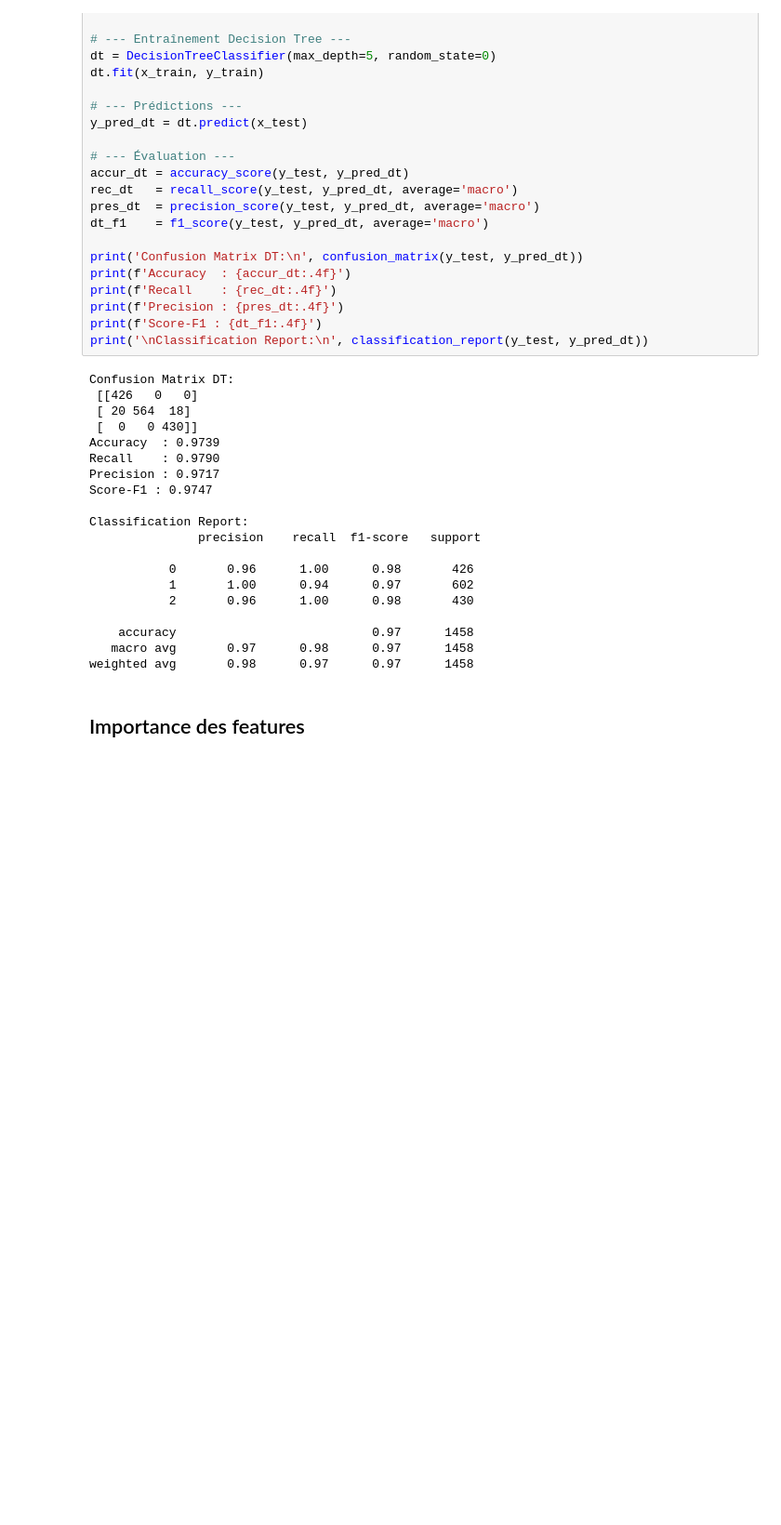
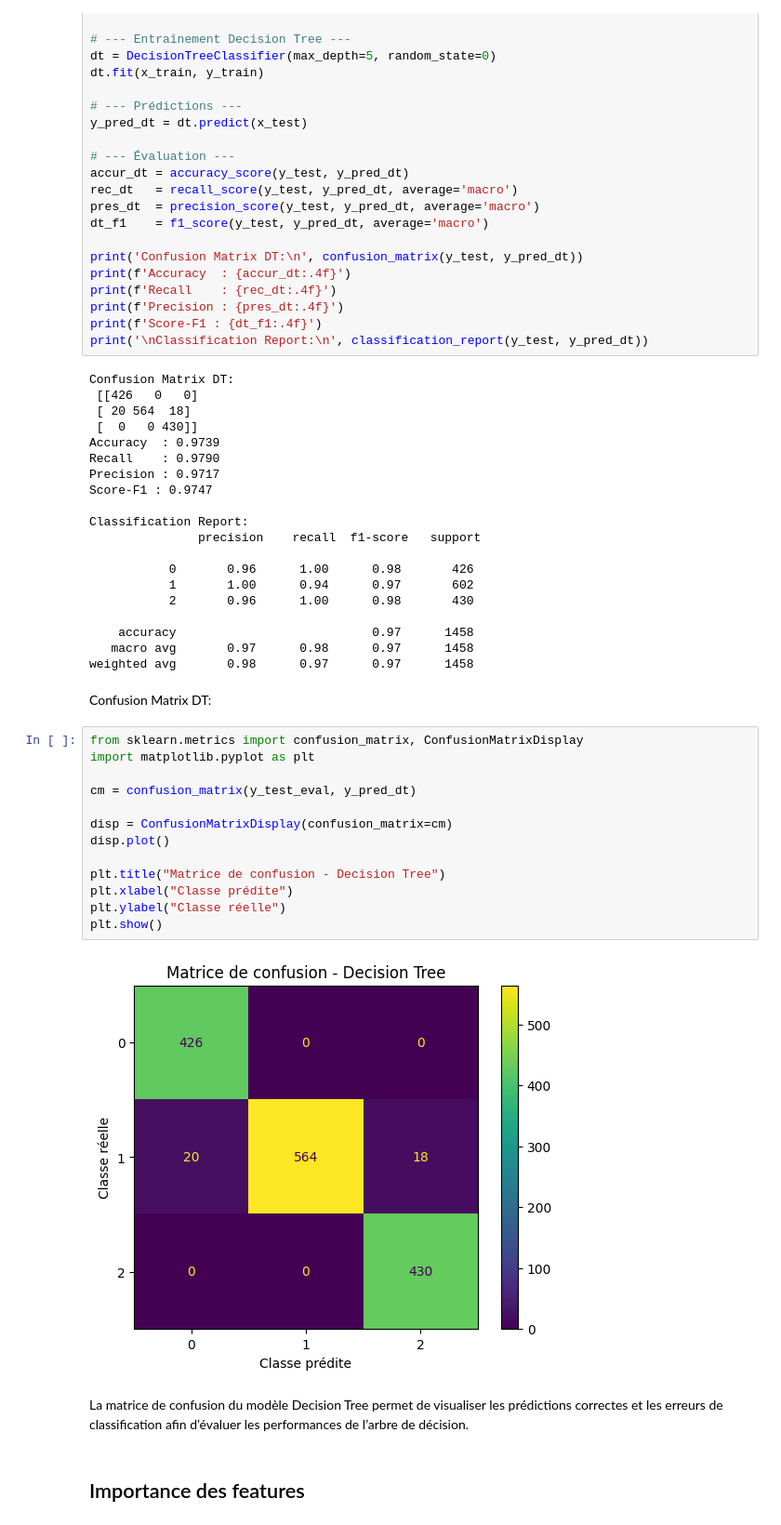
Before and after one commit to Test123599/ECOML, a Jupyter notebook: TpStandard - Copie.ipynb, the cells around one changed output. Shown at 93% size. Drawn from its saved outputs; the diff is of its cells as text; blank space fills up the shorter version.

```diff
--- a/TpStandard - Copie.ipynb
+++ b/TpStandard - Copie.ipynb
@@ -1079,6 +1097,26 @@ Classification Report:
     accuracy                           0.97      1458
    macro avg       0.97      0.98      0.97      1458
 weighted avg       0.98      0.97      0.97      1458
+# %% [markdown]
+Confusion Matrix DT:
+# %%
+from sklearn.metrics import confusion_matrix, ConfusionMatrixDisplay
+import matplotlib.pyplot as plt
+
+cm = confusion_matrix(y_test_eval, y_pred_dt)
+
+disp = ConfusionMatrixDisplay(confusion_matrix=cm)
+disp.plot()
+
+plt.title("Matrice de confusion - Decision Tree")
+plt.xlabel("Classe prédite")
+plt.ylabel("Classe réelle")
+plt.show()
+# %% [output]
+[figure, added]
+# %% [markdown]
+
+La matrice de confusion du modèle Decision Tree permet de visualiser les prédictions correctes et les erreurs de classification afin d’évaluer les performances de l’arbre de décision.
 # %% [markdown]
 ## Importance des features
 # %% [raw]
```
Also changed, not shown: parts of 24 cells of this notebook.
